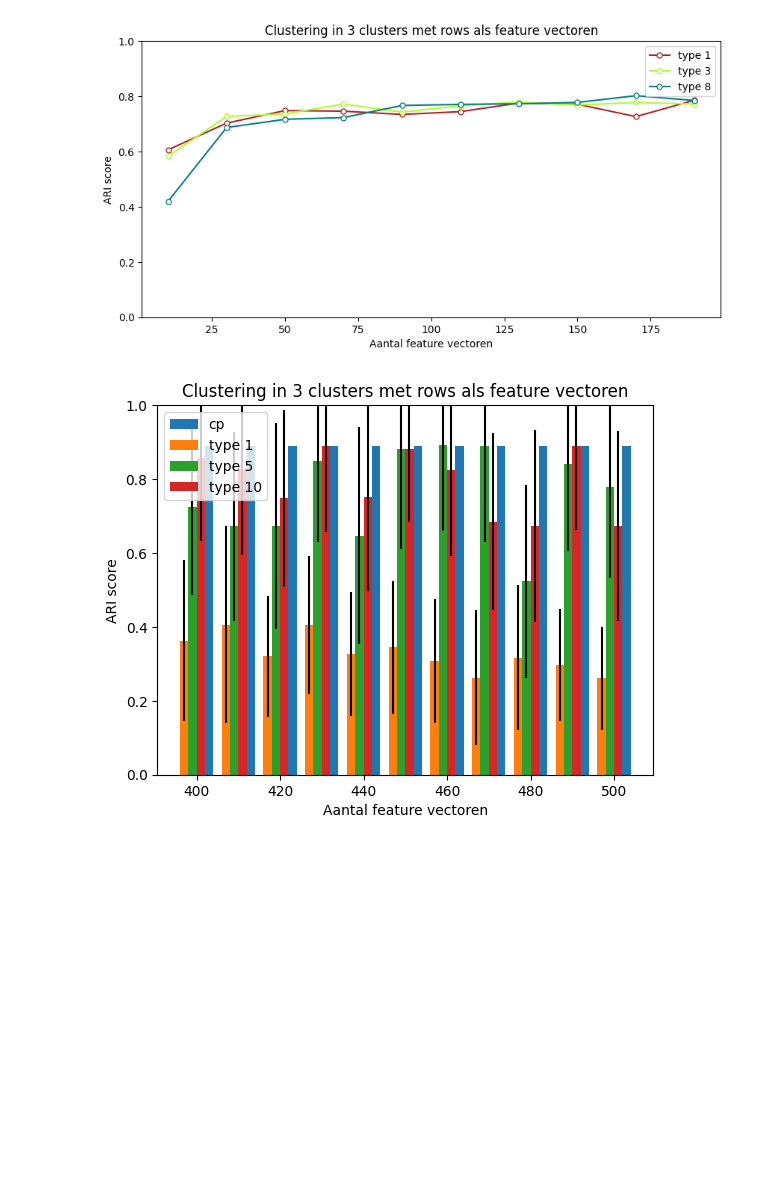
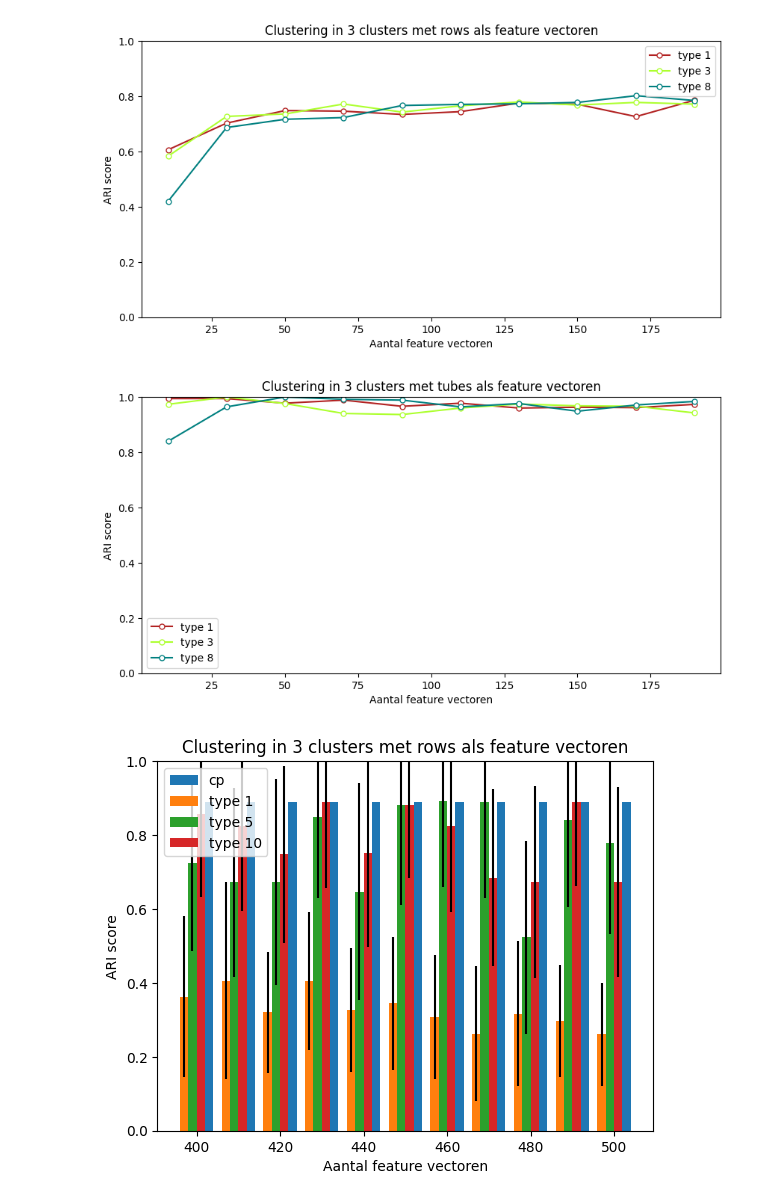
Before and after one commit to lolgameboy/TensorTimeSeriesClustering, a Jupyter notebook: scripts/notebook.ipynb, the cells around one changed output. Cells and saved outputs as stored; diff of their text form; code cells hidden in the pictures; blank space fills up the shorter version.

```diff
--- a/scripts/notebook.ipynb
+++ b/scripts/notebook.ipynb
@@ -58,4 +59,14 @@ cluster_ari([1], 3, 'tubes', 5, 20, 45, labels, 100, False, True, 15, colors={"c
 cluster_ari([1,3,8], 3, 'rows', 10, 20, 200, get_overview()["exercise"], sample_size=100, cp=False, bar=False, bar_width=8, calc_data=False, fig_size=(10, 4.8))
 # %% [output]
 [figure]
+# %%
+from tensor import get_people_exercises_sensors
+_, _, sensors = get_people_exercises_sensors()
+labels = []
+for i in range(len(sensors)):
+    labels.append(sensors[i][-1])
+
+cluster_ari([1,3,8], 3, 'tubes', 10, 20, 200, labels, sample_size=100, cp=False, bar=False, bar_width=8, calc_data=True, fig_size=(10, 4.8))
+# %% [output]
+[figure, added]
 # %%
```
Also changed, not shown: parts of 3 cells of this notebook, 22 other files.
